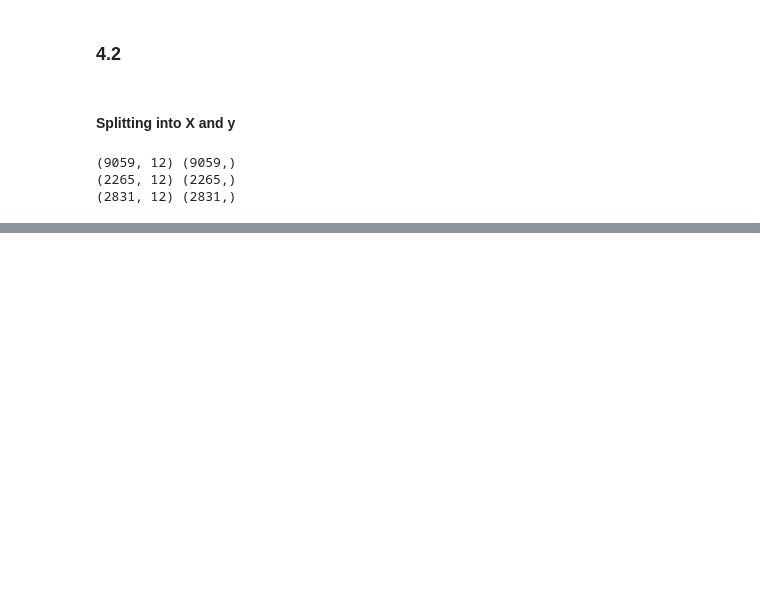
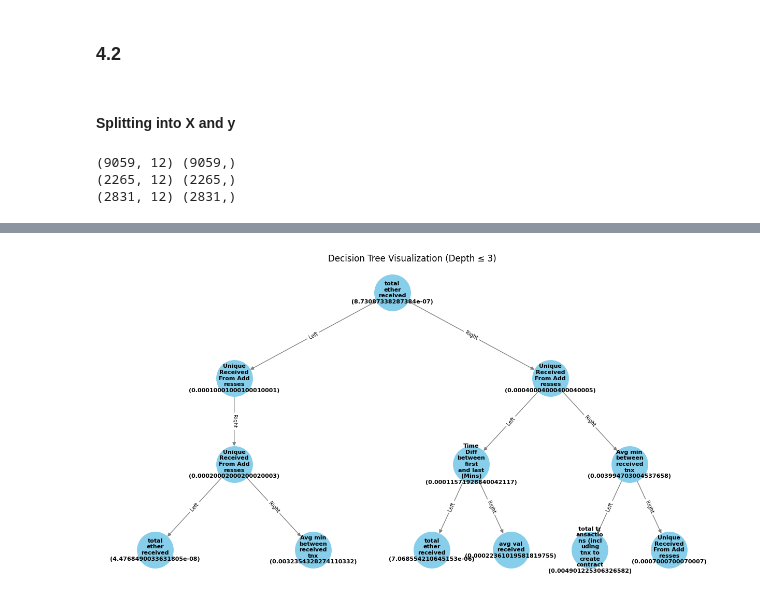
Before and after one commit to ChetaNMahipaL/SMAI-Assignment-1, a Jupyter notebook: Crypto_Detective/main.ipynb, the cells around one changed output, grey strips where cells are left out. Saved outputs shown, nothing was run; the diff lists cells and outputs as text; code cells hidden in the pictures; blank space fills up the shorter version.

```diff
--- a/Crypto_Detective/main.ipynb
+++ b/Crypto_Detective/main.ipynb
@@ -335,0 +402,60 @@ plot_feature_importance(custom_dt.tree, feature_names)
+# %%
+def shorten_label(text, max_len=10):
+    """Shortens or wraps long feature names to improve readability."""
+    return "\n".join(textwrap.wrap(text, max_len))
+
+def hierarchical_pos(G, root=0, width=1., vert_gap=0.2, xcenter=0.5):
+    """Generates hierarchical positions for a tree structure."""
+    pos = {}
+
+    def _hierarchical_pos(node, x=xcenter, y=1, dx=width):
+        pos[node] = (x, y)
+        children = list(G.neighbors(node))
+        if len(children) == 1:
+            _hierarchical_pos(children[0], x, y - vert_gap, dx)
+        elif len(children) > 1:
+            left_x = x - dx / 2
+            right_x = x + dx / 2
+            _hierarchical_pos(children[0], left_x, y - vert_gap, dx / 2)
+            _hierarchical_pos(children[1], right_x, y - vert_gap, dx / 2)
+
+    _hierarchical_pos(root)
+    return pos
+
+def plot_tree(tree, feature_names, max_depth=3):
+    G = nx.DiGraph()
+    labels = {}
+
+    def traverse(node, depth=0, parent=None, edge_label=""):
+        if depth > max_depth or not isinstance(node, dict) or 'feature' not in node:
+            return
+
+        feature = shorten_label(feature_names[node['feature']], max_len=8)
+        threshold = node.get('threshold', '')
+        node_label = f"{feature}\n({threshold})" if threshold else feature
+        node_id = len(labels)
+
+        labels[node_id] = node_label
+
+        if parent is not None:
+            G.add_edge(parent, node_id, label=edge_label)
+
+        if 'left' in node and node['left'] is not None:
+            traverse(node['left'], depth + 1, node_id, "Left")
+        if 'right' in node and node['right'] is not None:
+            traverse(node['right'], depth + 1, node_id, "Right")
+
+    traverse(tree)
+
+    pos = hierarchical_pos(G)
+    plt.figure(figsize=(12, 6))
+    nx.draw(G, pos, with_labels=True, labels=labels, node_size=2500, node_color="skyblue", font_size=8, font_weight="bold", edge_color="gray")
+    edge_labels = nx.get_edge_attributes(G, 'label')
+    nx.draw_networkx_edge_labels(G, pos, edge_labels=edge_labels, font_size=7)
+
+    plt.title(f"Decision Tree Visualization (Depth ≤ {max_depth})", fontsize=12)
+    plt.show()
+
+plot_tree(custom_dt.tree, X_train.columns, max_depth=3)
+# %% [output]
+[figure, added]
```
Also changed, not shown: parts of 11 cells of this notebook, 1 other file.
